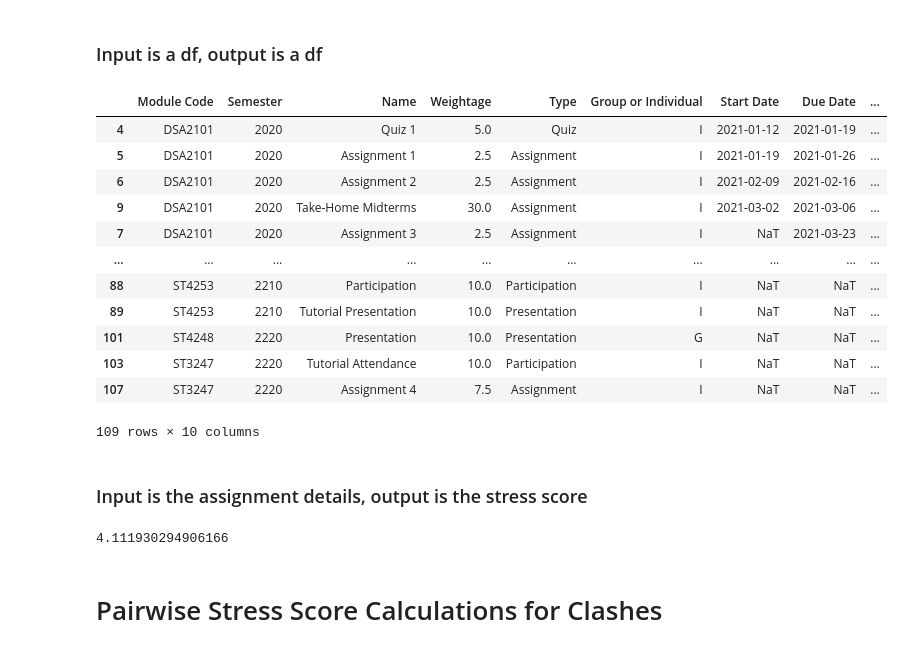
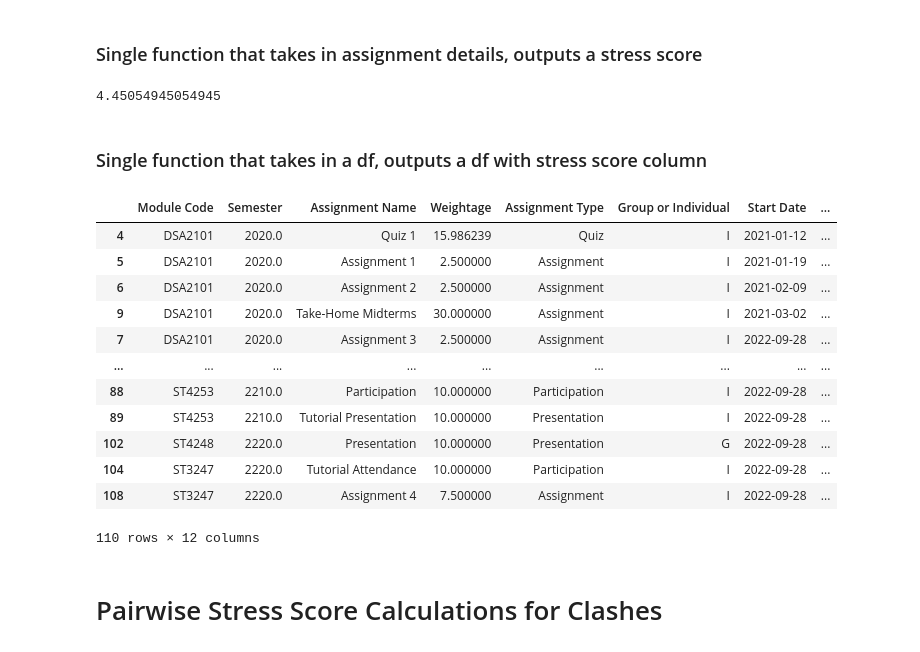
Before and after one commit to xuan-jun/PlanNUS, a Jupyter notebook: Model/Stress Algorithm_duplicates-Working-Copy.ipynb, the cells around one changed output. Saved outputs shown, nothing was run; the diff lists cells and outputs as text; code cells hidden in the pictures.

Commit message:
Added daily stress score calculation and other minor changes

```diff
--- a/Model/Stress Algorithm_duplicates-Working-Copy.ipynb
+++ b/Model/Stress Algorithm_duplicates-Working-Copy.ipynb
@@ -6,4 +9,4 @@ from itertools import combinations
 # %%
-student_counts = pd.read_csv("../Data/student_counts.csv")
-pair_counts = pd.read_csv("../Data/module_pairs.csv")
-assignments = pd.read_csv("../Data/Assignments.csv")
+student_counts = pd.read_csv("Data/student_counts.csv")
+pair_counts = pd.read_csv("Data/module_pairs.csv")
+assignments = pd.read_csv("Data/Assignments_with_clash.csv")
@@ -62,7 +69,8 @@ weights = {
 max_weightage = 70
 
 # max_stress is assuming that this is the maximum possible stress for a student,so we use the highest weights for each factor
-max_stress = max_weightage/100* 0.4*1 + 0.4*2 + 0.35*3 + 0.4*4
+# Stress Score calculation = [weight(level)*1] + [weight(i_or_g)*2] + [weight(type)*3] + [weight(gap)*4] + weightage/100
+max_stress = max_weightage/100 + 0.4*1 + 0.4*2 + 0.35*3 + 0.4*4
 
 def normalized_score(score):
     return (score)/(max_stress)*10
@@ -81,33 +120,45 @@ def get_gap(due_date, start_date):
+# %% [markdown]
+### Single function that takes in assignment details, outputs a stress score
+# %%
+def indiv_score(weightage, assignment_type, i_g, level, start_date, due_date):
+    gap = get_gap(due_date, start_date)
+    stress_score = weightage/100 + weights['level'][level] * 1 + weights['i_or_g'][i_g] * 2 + weights['type'][assignment_type] * 3 + weights['gap'][gap] * 4
+    normalized_stress = normalized_score(stress_score)
+    return normalized_stress
+# %%
+example2 = indiv_score(7.5, "Assignment", "I", "level_3k", None, None)
+example2
+# %% [output]
+4.45054945054945
 # %% [markdown]
-### Input is a df, output is a df
+### Single function that takes in a df, outputs a df with stress score column
 # %%
 def indiv_score_df(df):
     for i in range(0, len(df)):
         weightage = df.loc[i,"Weightage"]
-        assignment_type = df.loc[i,"Type"]
+        assignment_type = df.loc[i,"Assignment Type"]
         i_g = df.loc[i,"Group or Individual"]
         level = df.loc[i,"Level"]
-        gap = get_gap(df.loc[i,"Due Date"], df.loc[i,"Start Date"])
-        stress_score = weightage/100*weights['type'][assignment_type] * 3 + weights['i_or_g'][i_g] * 2 + weights['level'][level] * 1 + weights['gap'][gap] * 4
-        normalized_stress = normalized_score(stress_score)
-        df.loc[i, "Stress"] = normalized_stress
+        start_date = df.loc[i,"Start Date"]
+        due_date = df.loc[i,"Due Date"]
+
+        stress_score = indiv_score(weightage, assignment_type, i_g, level, start_date, due_date)
+        df.loc[i, "Stress"] = stress_score
     return df
 # %%
-example = indiv_score_df(assignments)
-example
+indiv_scores = indiv_score_df(assignments)
+indiv_scores
 # %% [output]
-|  | Module Code | Semester | Name | Weightage | Type | Group or Individual | Start Date | Due Date | ... |
-| 4 | DSA2101 | 2020 | Quiz 1 | 5.0 | Quiz | I | 2021-01-12 | 2021-01-19 | ... |
-| 5 | DSA2101 | 2020 | Assignment 1 | 2.5 | Assignment | I | 2021-01-19 | 2021-01-26 | ... |
-| 6 | DSA2101 | 2020 | Assignment 2 | 2.5 | Assignment | I | 2021-02-09 | 2021-02-16 | ... |
-| 9 | DSA2101 | 2020 | Take-Home Midterms | 30.0 | Assignment | I | 2021-03-02 | 2021-03-06 | ... |
-| 7 | DSA2101 | 2020 | Assignment 3 | 2.5 | Assignment | I | NaT | 2021-03-23 | ... |
-| ... | ... | ... | ... | ... | ... | ... | ... | ... | ... |
-| 88 | ST4253 | 2210 | Participation | 10.0 | Participation | I | NaT | NaT | ... |
-| 89 | ST4253 | 2210 | Tutorial Presentation | 10.0 | Presentation | I | NaT | NaT | ... |
-| 101 | ST4248 | 2220 | Presentation | 10.0 | Presentation | G | NaT | NaT | ... |
-| 103 | ST3247 | 2220 | Tutorial Attendance | 10.0 | Participation | I | NaT | NaT | ... |
-| 107 | ST3247 | 2220 | Assignment 4 | 7.5 | Assignment | I | NaT | NaT | ... |
+|  | Module Code | Semester | Assignment Name | Weightage | Assignment Type | Group or Individual | Start Date | ... |
+| 4 | DSA2101 | 2020.0 | Quiz 1 | 15.986239 | Quiz | I | 2021-01-12 | ... |
+| 5 | DSA2101 | 2020.0 | Assignment 1 | 2.500000 | Assignment | I | 2021-01-19 | ... |
+| 6 | DSA2101 | 2020.0 | Assignment 2 | 2.500000 | Assignment | I | 2021-02-09 | ... |
+| 9 | DSA2101 | 2020.0 | Take-Home Midterms | 30.000000 | Assignment | I | 2021-03-02 | ... |
+| 7 | DSA2101 | 2020.0 | Assignment 3 | 2.500000 | Assignment | I | 2022-09-28 | ... |
+| ... | ... | ... | ... | ... | ... | ... | ... | ... |
+| 88 | ST4253 | 2210.0 | Participation | 10.000000 | Participation | I | 2022-09-28 | ... |
+| 89 | ST4253 | 2210.0 | Tutorial Presentation | 10.000000 | Presentation | I | 2022-09-28 | ... |
+| 102 | ST4248 | 2220.0 | Presentation | 10.000000 | Presentation | G | 2022-09-28 | ... |
+| 104 | ST3247 | 2220.0 | Tutorial Attendance | 10.000000 | Participation | I | 2022-09-28 | ... |
+| 108 | ST3247 | 2220.0 | Assignment 4 | 7.500000 | Assignment | I | 2022-09-28 | ... |
-109 rows × 10 columns
+110 rows × 12 columns
-# %% [markdown]
-### Input is the assignment details, output is the stress score
@@ -120,8 +165,3 @@ def indiv_score(weightage, assignment_type, i_g, level, start_date=None, due_dat
-# %%
-example2 = indiv_score(7.5, "Assignment", "I", "level_3k")
-example2
-# %% [output]
-4.111930294906166
 # %% [markdown]
 # Pairwise Stress Score Calculations for Clashes
 # %% [markdown]
```
Also changed, not shown: parts of 21 cells of this notebook.
